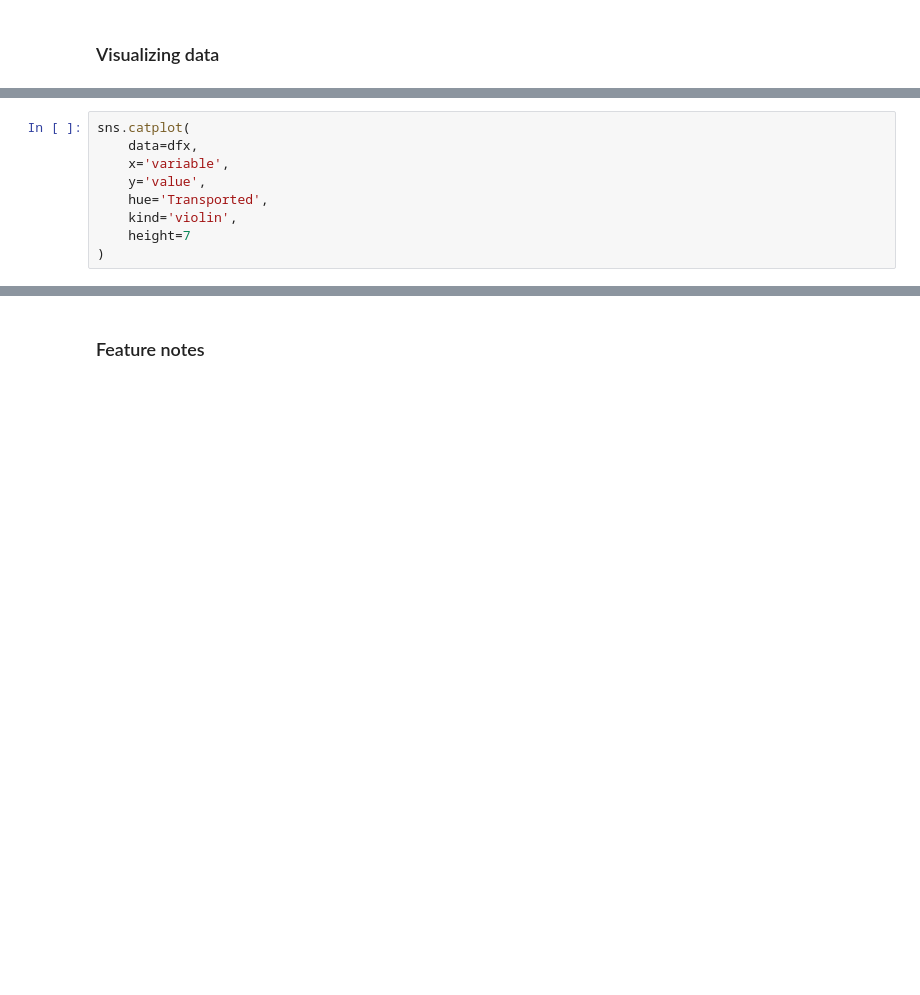
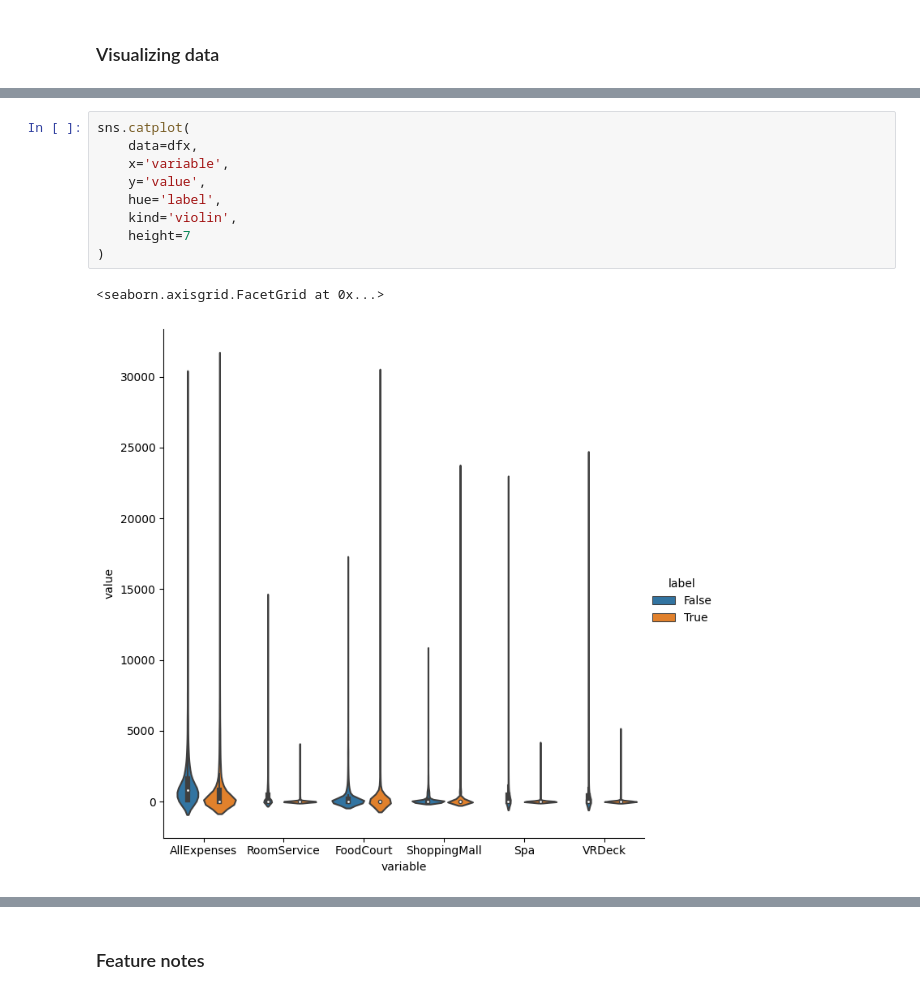
Before and after one commit to robperch/kgl_space_titanic, a Jupyter notebook: notebooks/data_exploration.ipynb, the cells around one changed output, grey strips where cells are left out. Saved outputs shown, nothing was run; the diff lists cells and outputs as text; blank space fills up the shorter version.

```diff
--- a/notebooks/data_exploration.ipynb
+++ b/notebooks/data_exploration.ipynb
@@ -259,12 +260,15 @@ sns.catplot(
 # %%
 sns.catplot(
     data=dfx,
     x='variable',
     y='value',
-    hue='Transported',
+    hue='label',
     kind='violin',
     height=7
 )
+# %% [output]
+<seaborn.axisgrid.FacetGrid at 0x...>
+[figure, added]
 # %%
 sns.catplot(
     data=dfx,
```
Also changed, not shown: parts of 5 cells of this notebook, 4 other files.
